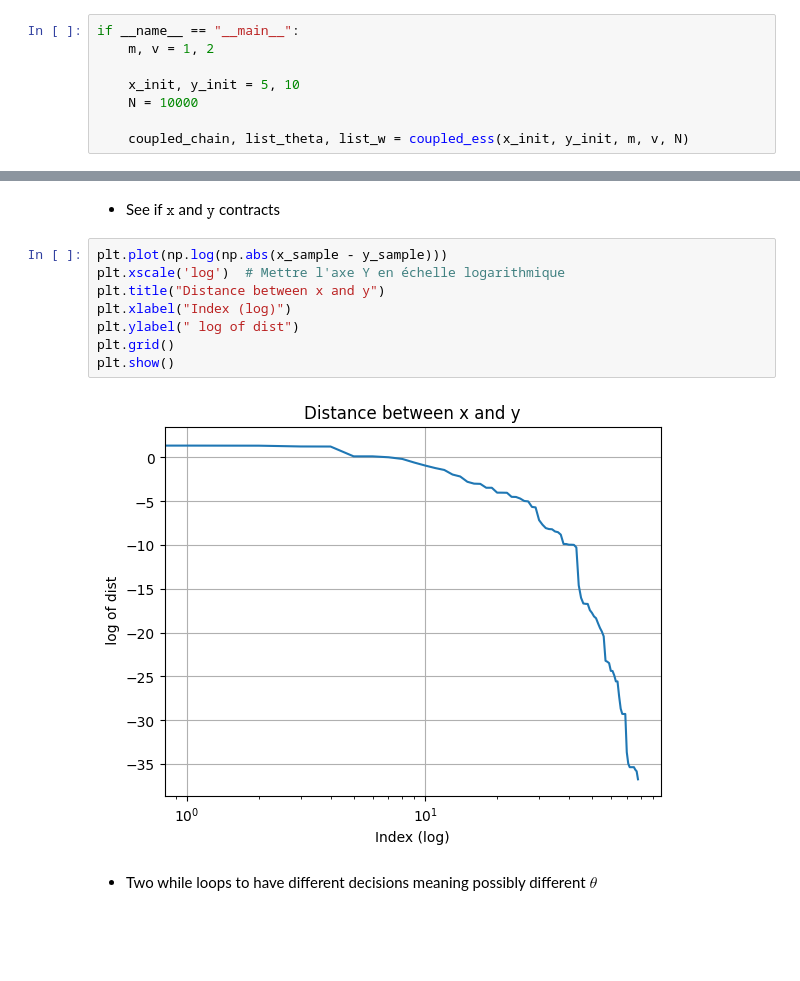
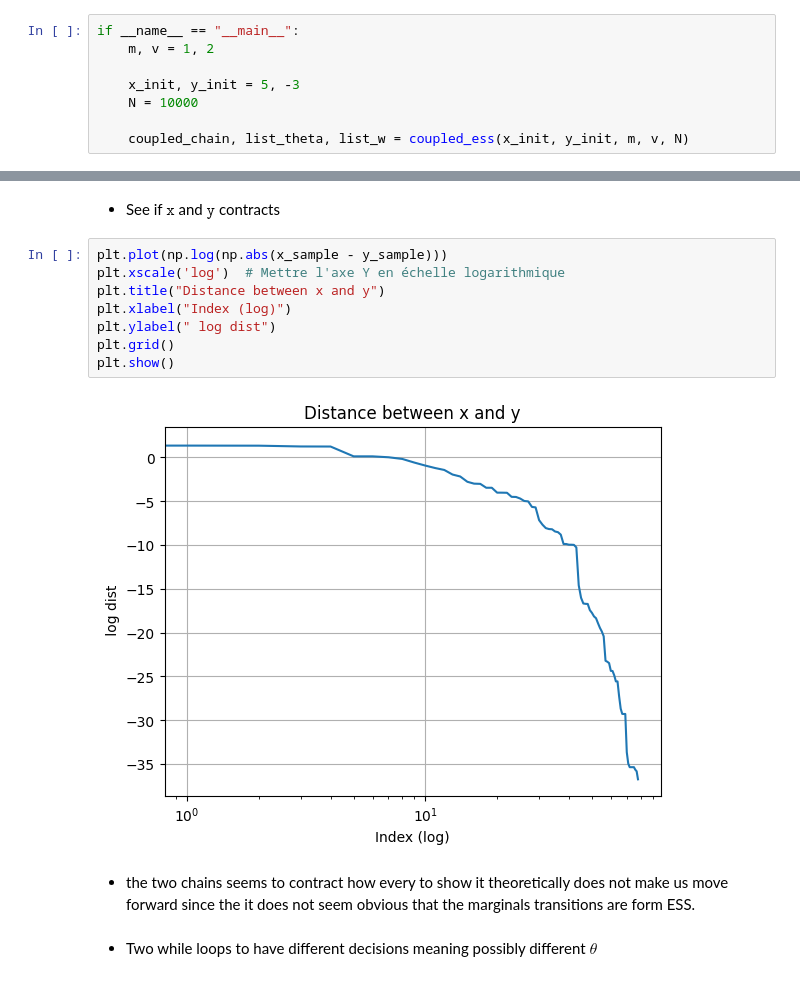
Before and after one commit to MohamedKeteb/Coupling_ESS, a Jupyter notebook: simu_ESS.ipynb, the cells around one changed output, grey strips where cells are left out. Saved outputs shown, nothing was run; the diff lists cells and outputs as text; blank space fills up the shorter version.

```diff
--- a/simu_ESS.ipynb
+++ b/simu_ESS.ipynb
@@ -101,7 +103,7 @@ def coupled_ess(x_init, y_init, m, v, N):
 if __name__ == "__main__":
     m, v = 1, 2
 
-    x_init, y_init = 5, 10
+    x_init, y_init = 5, -3
     N = 10000
 
     coupled_chain, list_theta, list_w = coupled_ess(x_init, y_init, m, v, N)
@@ -179,13 +182,15 @@ p-value : 0.1865
 # %%
 plt.plot(np.log(np.abs(x_sample - y_sample)))
 plt.xscale('log')  # Mettre l'axe Y en échelle logarithmique
 plt.title("Distance between x and y")
 plt.xlabel("Index (log)")
-plt.ylabel(" log of dist")
+plt.ylabel(" log dist")
 plt.grid()
 plt.show()
 # %% [output]
-[figure, old version]
+[figure, new version]
+# %% [markdown]
+- the two chains seems to contract how every to show it theoretically does not make us move forward since the it does not seem obvious that the marginals transitions are form ESS.
 # %% [markdown]
 - Two while loops to have different decisions meaning possibly different $\theta$
 # %%
```
Also changed, not shown: parts of 13 cells of this notebook.
